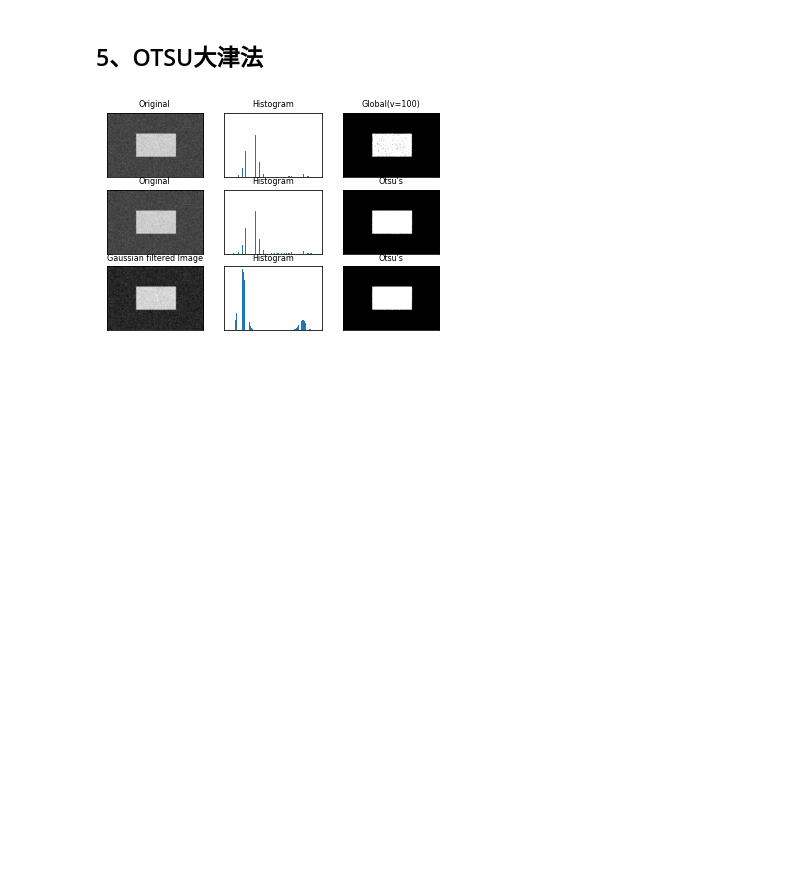
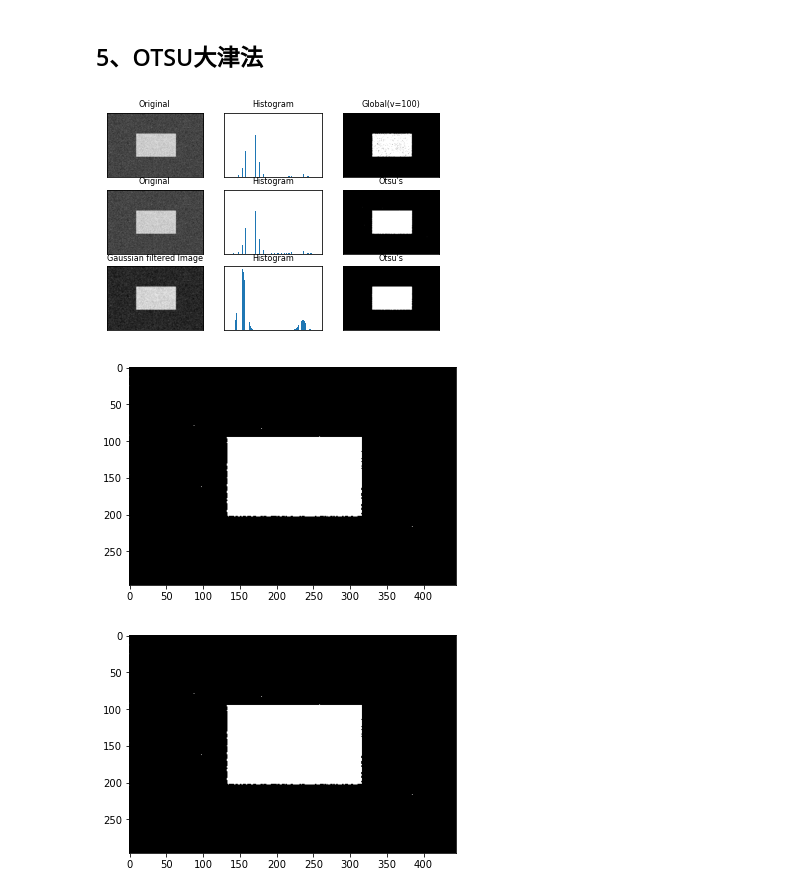
Before and after one commit to mangxiao2018/opencv-samples, a Jupyter notebook: 10005-图像分割.ipynb, the cells around one changed output. Cells and saved outputs as stored; diff of their text form; code cells hidden in the pictures; blank space fills up the shorter version.

Commit message:
OTSU_enhance

```diff
--- a/10005-图像分割.ipynb
+++ b/10005-图像分割.ipynb
@@ -186,3 +186,45 @@ for i in range(3):
 plt.show()
 # %% [output]
 [figure]
+# %%
+import numpy as np
+import cv2
+import matplotlib.cm as cm
+
+def OTSU_enhance(img_gray, th_begin=0, th_end=256, th_step=1):
+    #"must input a gary_img"
+    assert img_gray.ndim == 2
+
+    max_g = 0
+    suitable_th = 0
+    for threshold in range(th_begin, th_end, th_step):
+        bin_img = img_gray > threshold
+        bin_img_inv = img_gray <= threshold
+        fore_pix = np.sum(bin_img)
+        back_pix = np.sum(bin_img_inv)
+        if 0 == fore_pix:
+            break
+        if 0 == back_pix:
+            continue
+
+        w0 = float(fore_pix) / img_gray.size
+        u0 = float(np.sum(img_gray * bin_img)) / fore_pix
+        w1 = float(back_pix) / img_gray.size
+        u1 = float(np.sum(img_gray * bin_img_inv)) / back_pix
+        # intra-class variance
+        g = w0 * w1 * (u0 - u1) * (u0 - u1)
+        if g > max_g:
+            max_g = g
+            suitable_th = threshold
+    return suitable_th
+img = cv2.imread('images/noisy.png', 0)
+thresh = OTSU_enhance(img)
+ret1, th1 = cv2.threshold(img, thresh, 255, cv2.THRESH_BINARY)
+ret2, th2 = cv2.threshold(img, 0, 255, cv2.THRESH_BINARY+cv2.THRESH_OTSU)
+a = plt.imshow(th1,cmap=cm.gray)
+plt.show(a)
+b = plt.imshow(th2,cmap=cm.gray)
+plt.show(b)
+# %% [output]
+[figure, added]
+[figure, added]
```
